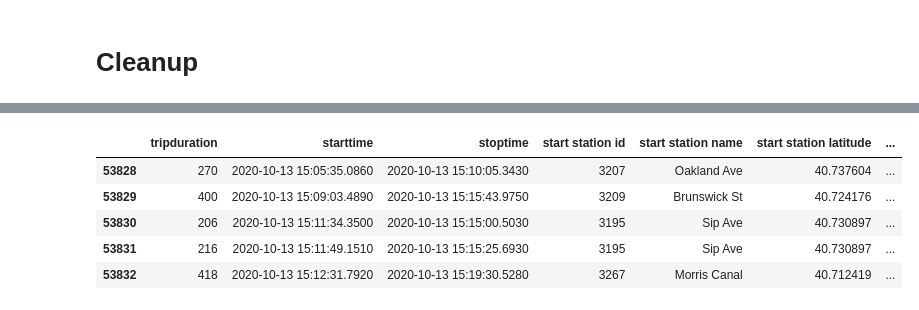
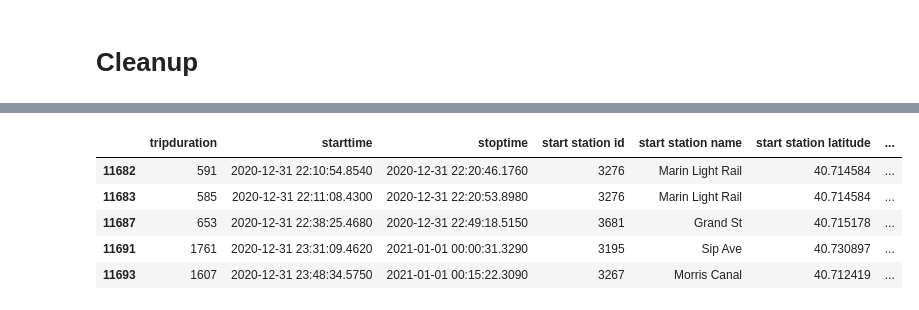
Before and after one commit to Nickfeliciano2/Citi-Bike-bigdata, a Jupyter notebook: cleanup.ipynb, the cells around one changed output, grey strips where cells are left out. Drawn from its saved outputs; the diff is of its cells as text; code cells hidden in the pictures.

```diff
--- a/cleanup.ipynb
+++ b/cleanup.ipynb
@@ -234,0 +221,4 @@ frame = pd.concat(li, axis=0, ignore_index=True)
+# %%
+combined_csv = pd.concat([df1, df2, df3, df4, df5, df6, df7, df8, df9, df10, df11, df12])
+
+print(combined_csv.head())
@@ -257,4 +283,6 @@ raw_df = raw_df[raw_df.gender != 0]
+# %%
+combined_csv = combined_csv[combined_csv.gender != 0]
 # %%
 #adding age off birthyear
 
-raw_df['age']= 2020 - raw_df['birth year']
+combined_csv['age']= 2020 - combined_csv['birth year']
@@ -267,5 +289,5 @@ See the caveats in the documentation: https://pandas.pydata.org/pandas-docs/stab
 # %%
 #adding gender as a string
 
-raw_df['gender'].replace(1, 'Male',inplace=True)
-raw_df['gender'].replace(2, 'Female',inplace=True)
+combined_csv['gender'].replace(1, 'Male',inplace=True)
+combined_csv['gender'].replace(2, 'Female',inplace=True)
@@ -277,9 +303,9 @@ See the caveats in the documentation: https://pandas.pydata.org/pandas-docs/stab
 # %%
-raw_df.tail()
+combined_csv.tail()
 # %% [output]
 |  | tripduration | starttime | stoptime | start station id | start station name | start station latitude | ... |
-| 53828 | 270 | 2020-10-13 15:05:35.0860 | 2020-10-13 15:10:05.3430 | 3207 | Oakland Ave | 40.737604 | ... |
-| 53829 | 400 | 2020-10-13 15:09:03.4890 | 2020-10-13 15:15:43.9750 | 3209 | Brunswick St | 40.724176 | ... |
-| 53830 | 206 | 2020-10-13 15:11:34.3500 | 2020-10-13 15:15:00.5030 | 3195 | Sip Ave | 40.730897 | ... |
-| 53831 | 216 | 2020-10-13 15:11:49.1510 | 2020-10-13 15:15:25.6930 | 3195 | Sip Ave | 40.730897 | ... |
-| 53832 | 418 | 2020-10-13 15:12:31.7920 | 2020-10-13 15:19:30.5280 | 3267 | Morris Canal | 40.712419 | ... |
+| 11682 | 591 | 2020-12-31 22:10:54.8540 | 2020-12-31 22:20:46.1760 | 3276 | Marin Light Rail | 40.714584 | ... |
+| 11683 | 585 | 2020-12-31 22:11:08.4300 | 2020-12-31 22:20:53.8980 | 3276 | Marin Light Rail | 40.714584 | ... |
+| 11687 | 653 | 2020-12-31 22:38:25.4680 | 2020-12-31 22:49:18.5150 | 3681 | Grand St | 40.715178 | ... |
+| 11691 | 1761 | 2020-12-31 23:31:09.4620 | 2021-01-01 00:00:31.3290 | 3195 | Sip Ave | 40.730897 | ... |
+| 11693 | 1607 | 2020-12-31 23:48:34.5750 | 2021-01-01 00:15:22.3090 | 3267 | Morris Canal | 40.712419 | ... |
```
Also changed, not shown: parts of 20 cells of this notebook, 14 other files.
